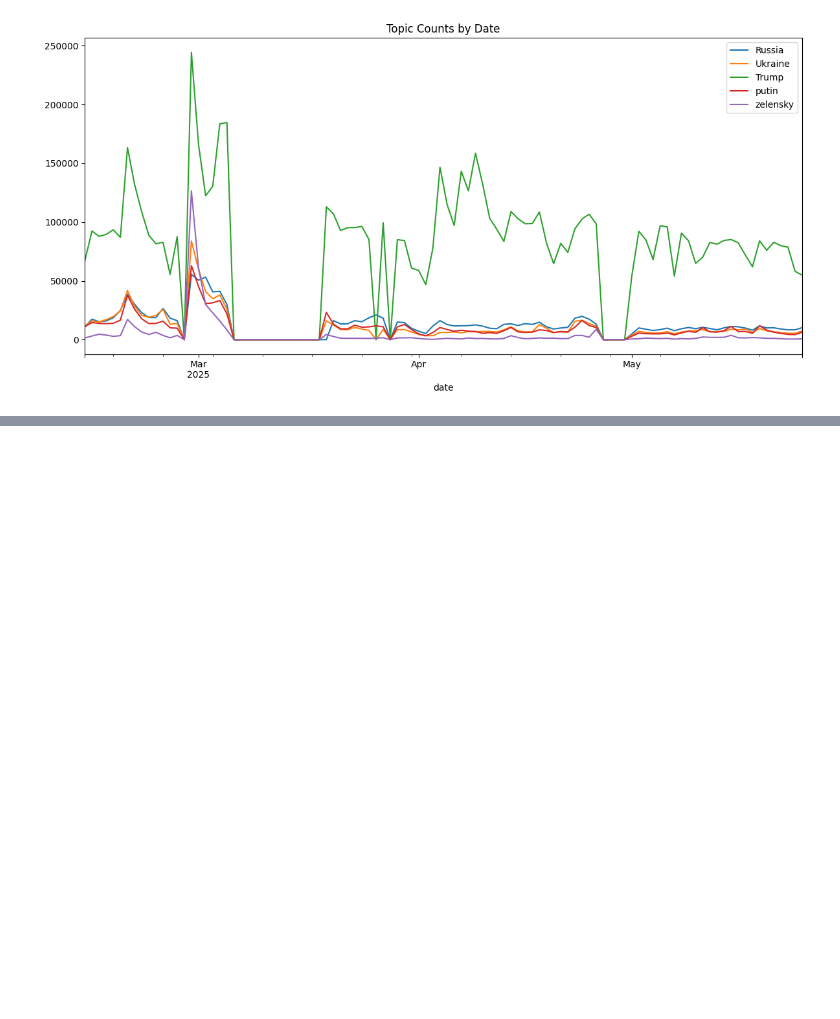
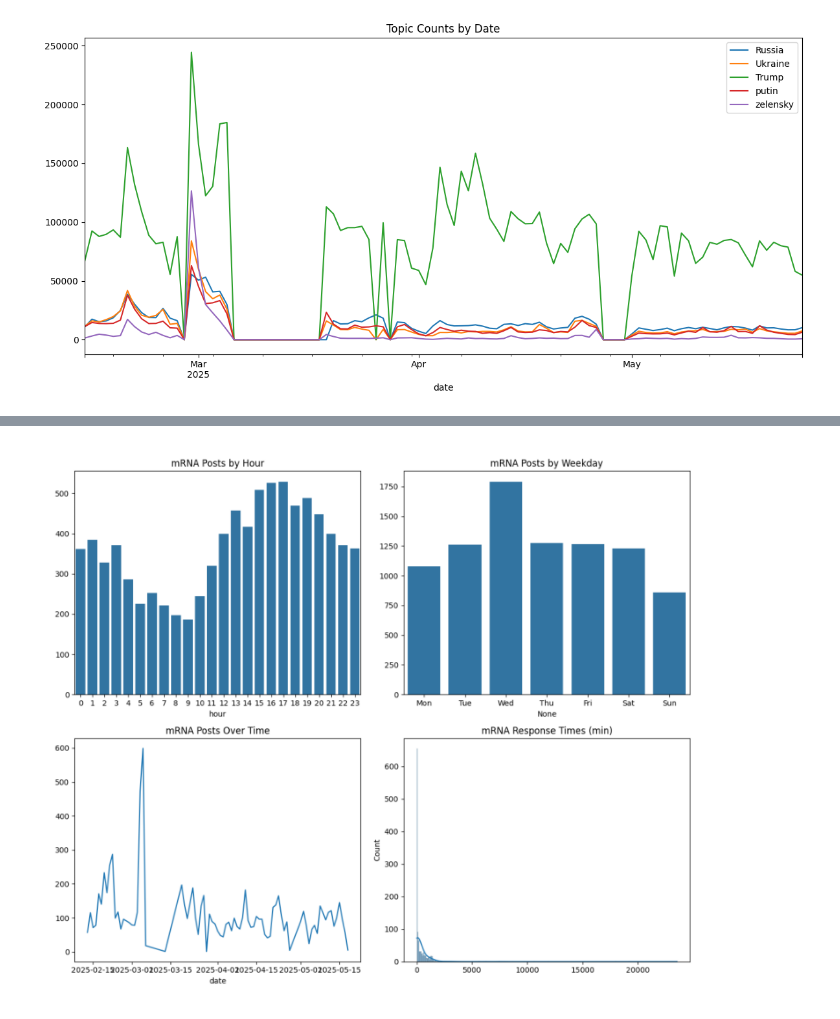
Before and after one commit to bwlambert/bluesky_notebooks, a Jupyter notebook: p1.ipynb, the cells around one changed output, grey strips where cells are left out. Saved outputs shown, nothing was run; the diff lists cells and outputs as text; code cells hidden in the pictures; blank space fills up the shorter version.

```diff
--- a/p1.ipynb
+++ b/p1.ipynb
@@ -245,0 +287,7 @@ plt.show()
+# %%
+plt.figure(figsize=(10, 8))
+plt.axis('off')
+plt.imshow(mpimg.imread('temporal_patterns.png'))
+plt.show()
+# %% [output]
+[figure, added]
```
Also changed, not shown: parts of 4 cells of this notebook, 3 other files.
